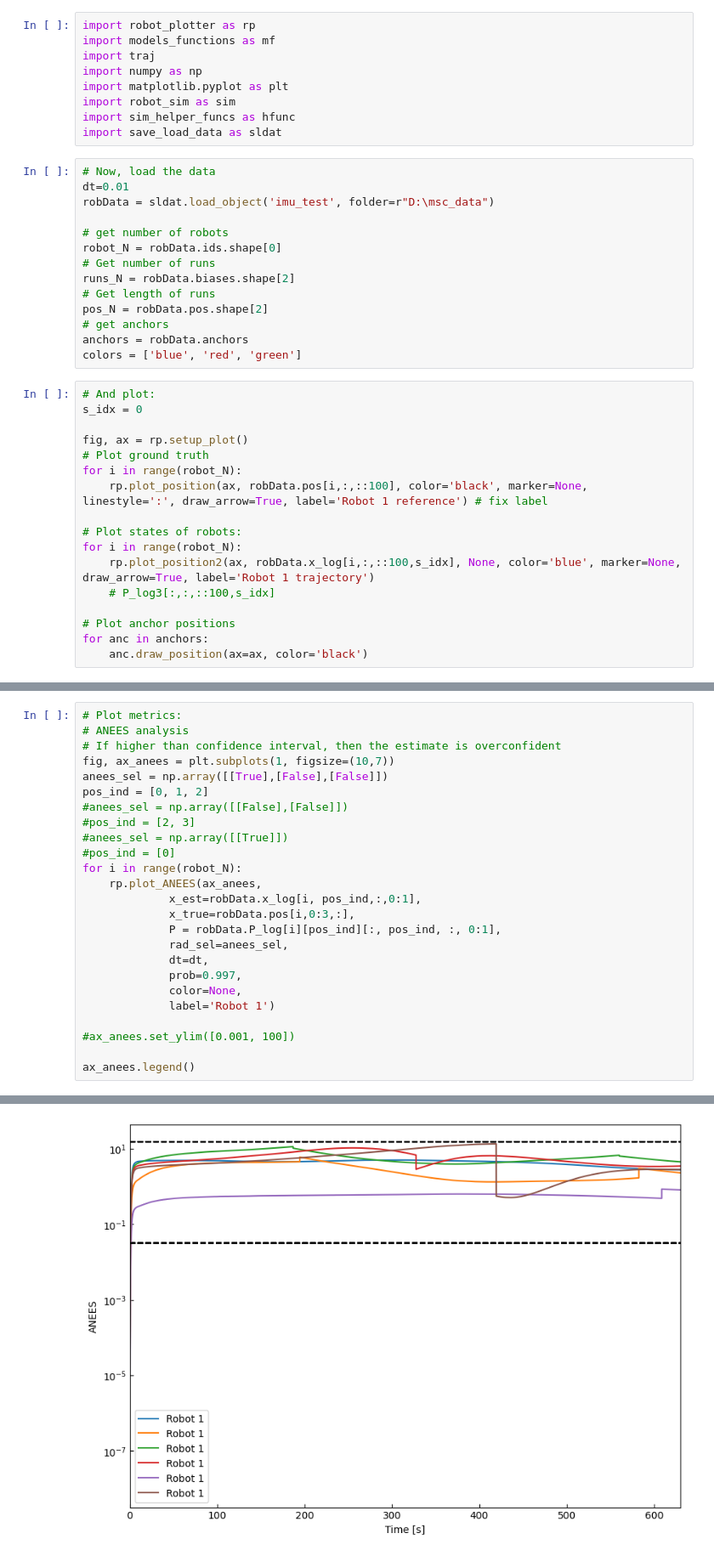
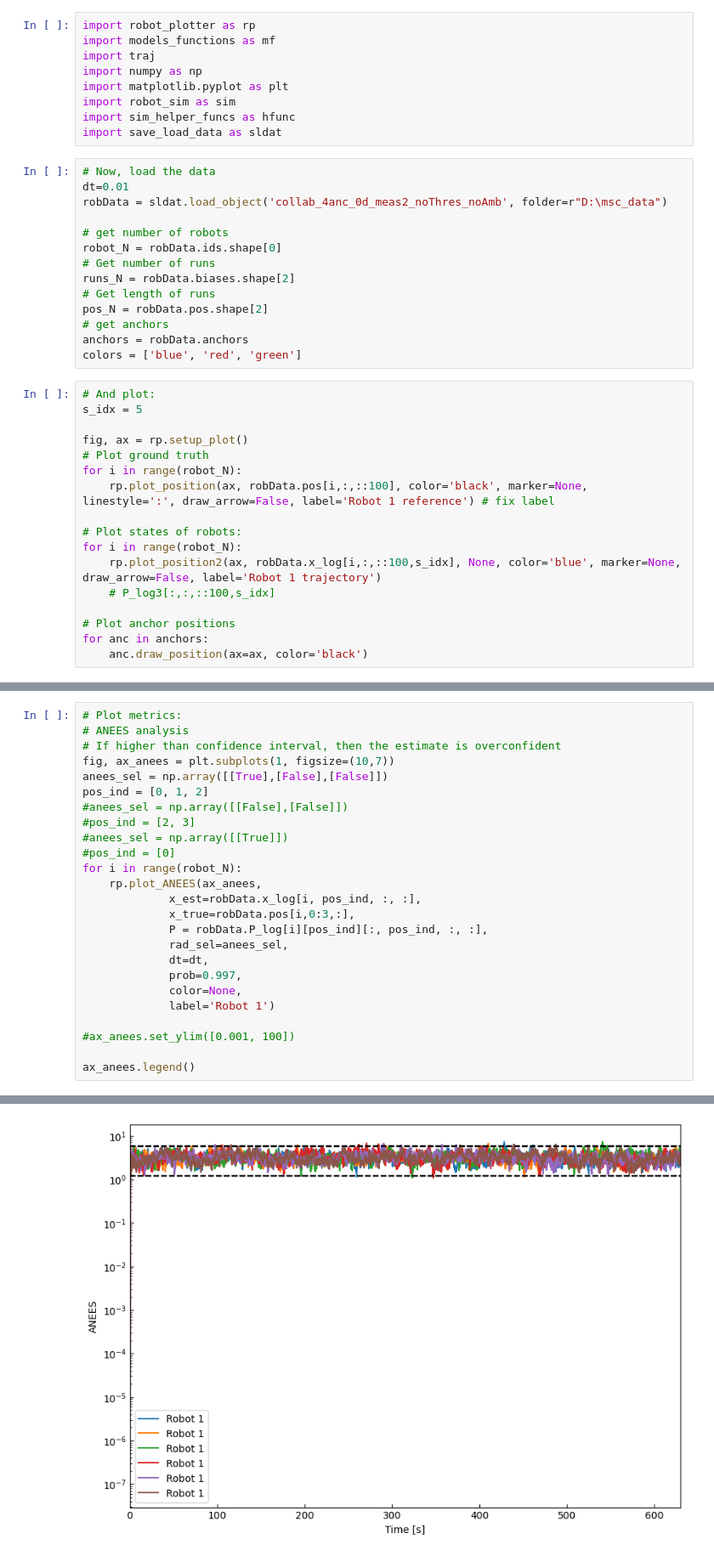
Before and after one commit to MarcusLariJ/UWB_Rasberry, a Jupyter notebook: Sim/test_load_data.ipynb, the cells around one changed output, grey strips where cells are left out. Shown: that part at 85% size. Saved outputs shown, nothing was run; the diff lists cells and outputs as text.

```diff
--- a/Sim/test_load_data.ipynb
+++ b/Sim/test_load_data.ipynb
@@ -10,7 +10,7 @@ import save_load_data as sldat
 # %%
 # Now, load the data
 dt=0.01
-robData = sldat.load_object('imu_test', folder=r"D:\msc_data")
+robData = sldat.load_object('collab_4anc_0d_meas2_noThres_noAmb', folder=r"D:\msc_data")
 
 # get number of robots
 robot_N = robData.ids.shape[0]
@@ -23,16 +23,16 @@ anchors = robData.anchors
 colors = ['blue', 'red', 'green']
 # %%
 # And plot:
-s_idx = 0
+s_idx = 5
 
 fig, ax = rp.setup_plot()
 # Plot ground truth
 for i in range(robot_N):
-    rp.plot_position(ax, robData.pos[i,:,::100], color='black', marker=None, linestyle=':', draw_arrow=True, label='Robot 1 reference') # fix label
+    rp.plot_position(ax, robData.pos[i,:,::100], color='black', marker=None, linestyle=':', draw_arrow=False, label='Robot 1 reference') # fix label
 
 # Plot states of robots:
 for i in range(robot_N):
-    rp.plot_position2(ax, robData.x_log[i,:,::100,s_idx], None, color='blue', marker=None, draw_arrow=True, label='Robot 1 trajectory')
+    rp.plot_position2(ax, robData.x_log[i,:,::100,s_idx], None, color='blue', marker=None, draw_arrow=False, label='Robot 1 trajectory')
     # P_log3[:,:,::100,s_idx]
 
 # Plot anchor positions
@@ -65,31 +65,31 @@ for i in range(robot_N):
 # %%
 # Plot metrics:
 # ANEES analysis
 # If higher than confidence interval, then the estimate is overconfident
 fig, ax_anees = plt.subplots(1, figsize=(10,7))
 anees_sel = np.array([[True],[False],[False]])
 pos_ind = [0, 1, 2]
 #anees_sel = np.array([[False],[False]])
 #pos_ind = [2, 3]
 #anees_sel = np.array([[True]])
 #pos_ind = [0]
 for i in range(robot_N):
     rp.plot_ANEES(ax_anees,
-             x_est=robData.x_log[i, pos_ind,:,0:1],
+             x_est=robData.x_log[i, pos_ind, :, :],
              x_true=robData.pos[i,0:3,:],
-             P = robData.P_log[i][pos_ind][:, pos_ind, :, 0:1],
+             P = robData.P_log[i][pos_ind][:, pos_ind, :, :],
              rad_sel=anees_sel,
              dt=dt,
              prob=0.997,
              color=None,
              label='Robot 1')
 
 #ax_anees.set_ylim([0.001, 100])
 
 ax_anees.legend()
 # %% [output]
 <matplotlib.legend.Legend at 0x...>
-[figure, old version]
+[figure, new version]
 # %%
 # Calculate the errors
 rad_sel = np.repeat(np.array([[True],[False],[False]]), pos_N, axis=1)
```
Also changed, not shown: parts of 3 cells of this notebook, 2 other files.
